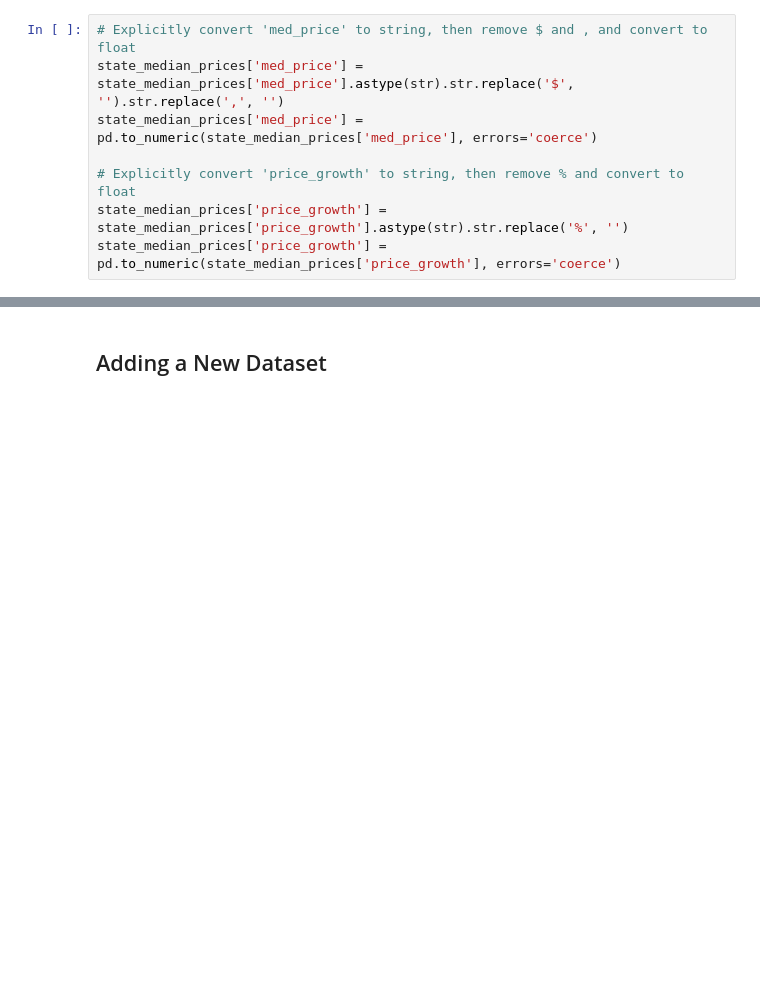
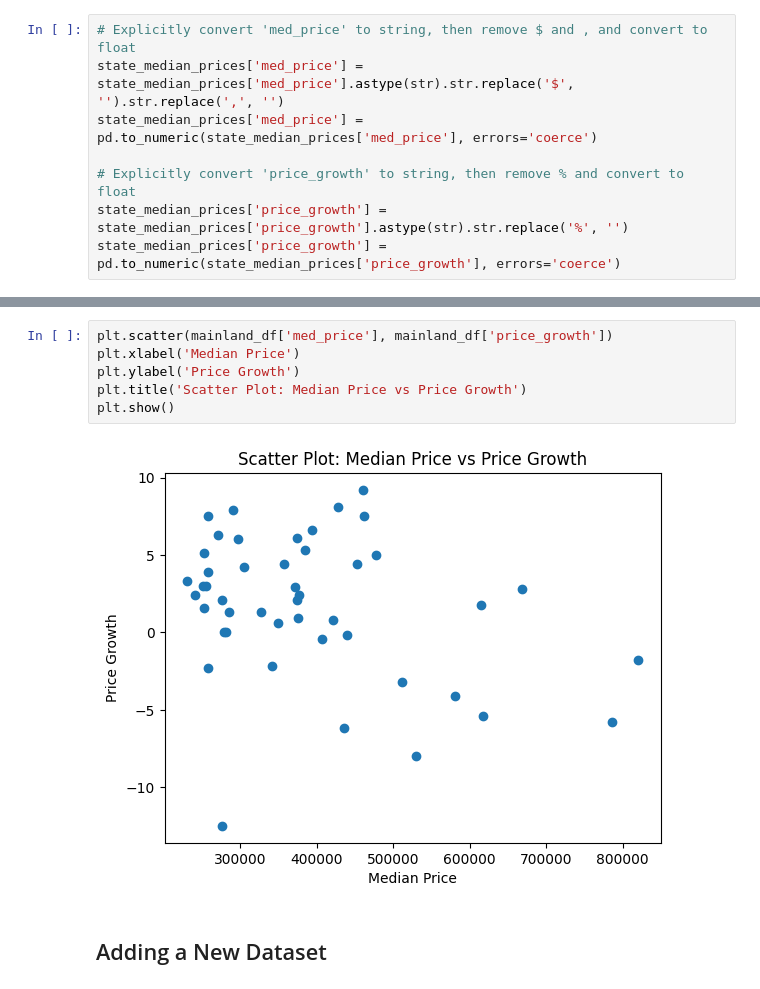
Before and after one commit to ECO225-W2024/project-one-code-S-O-Ahn, a Jupyter notebook: Project 1.ipynb, the cells around one changed output, grey strips where cells are left out. Saved outputs shown, nothing was run; the diff lists cells and outputs as text; blank space fills up the shorter version.

```diff
--- a/Project 1.ipynb
+++ b/Project 1.ipynb
@@ -654,3 +657,11 @@ plt.show()
+# %%
+plt.scatter(mainland_df['med_price'], mainland_df['price_growth'])
+plt.xlabel('Median Price')
+plt.ylabel('Price Growth')
+plt.title('Scatter Plot: Median Price vs Price Growth')
+plt.show()
+# %% [output]
+[figure, added]
 # %% [markdown]
 ## Adding a New Dataset
 # %%
```
Also changed, not shown: parts of 11 cells of this notebook.
